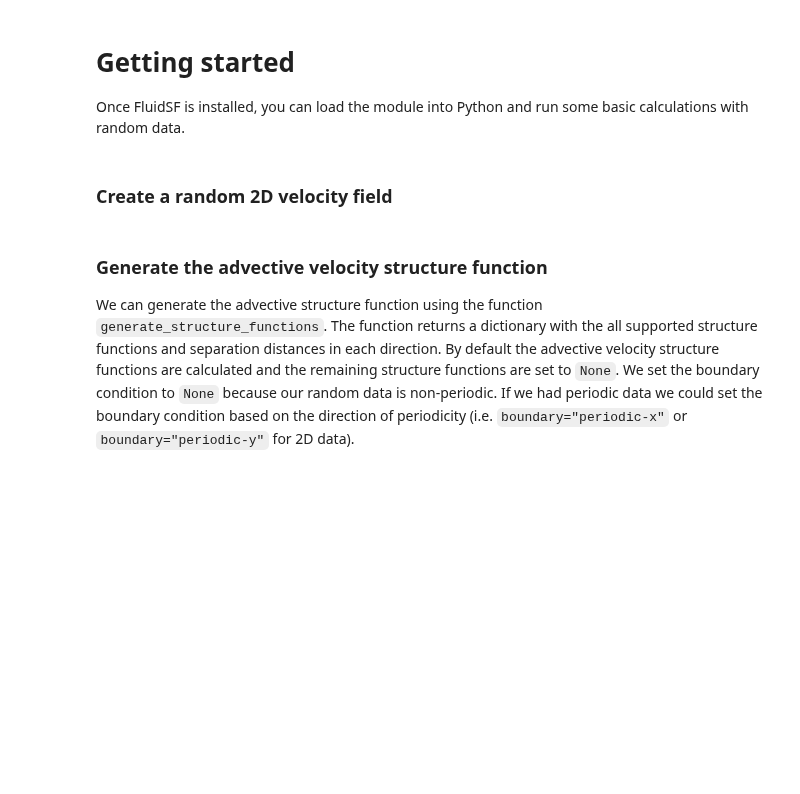
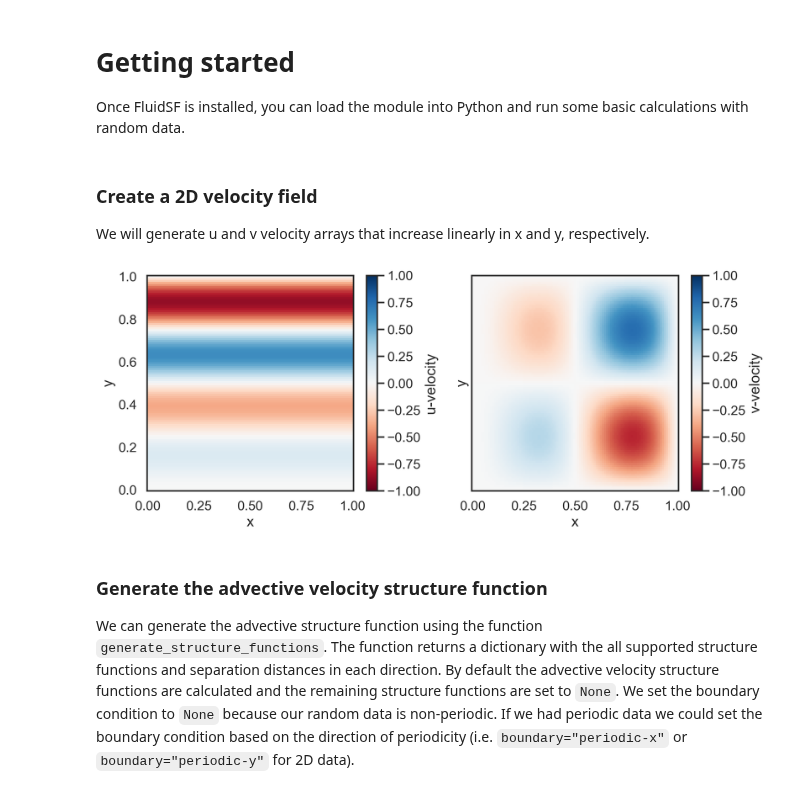
Before and after one commit to cassidymwagner/fluidsf, a Jupyter notebook: docs/source/qs.ipynb, the cells around one changed output. Saved outputs shown, nothing was run; the diff lists cells and outputs as text; code cells hidden in the pictures; blank space fills up the shorter version.

```diff
--- a/docs/source/qs.ipynb
+++ b/docs/source/qs.ipynb
@@ -10,5 +10,3 @@ sns.set_style(style="white")
 sns.set_context("talk")
 
 matplotlib_inline.backend_inline.set_matplotlib_formats("png", dpi=200)
-# %% [markdown]
-### Create a random 2D velocity field
@@ -20,0 +13,4 @@ V = np.random.rand(nx, ny)
+# %% [markdown]
+### Create a 2D velocity field
+
+We will generate u and v velocity arrays that increase linearly in x and y, respectively.
@@ -21,3 +25,18 @@ V = np.random.rand(nx, ny)
+# %%
+import matplotlib.pyplot as plt
+
+fig, (ax1, ax2) = plt.subplots(1,2, sharex=True, sharey=True, figsize=(12,5))
+p1 = ax1.pcolormesh(x,y,u, cmap='RdBu', vmin=-1, vmax=1)
+p2 = ax2.pcolormesh(x,y,v, cmap='RdBu', vmin=-1, vmax=1)
+fig.colorbar(p1,label='u-velocity')
+fig.colorbar(p2, label='v-velocity')
+ax1.set_xlabel('x')
+ax2.set_xlabel('x')
+ax1.set_ylabel('y')
+ax2.set_ylabel('y')
+plt.tight_layout()
+# %% [output]
+[figure, added]
 # %% [markdown]
 ### Generate the advective velocity structure function
 
```
Also changed, not shown: parts of 8 cells of this notebook.
